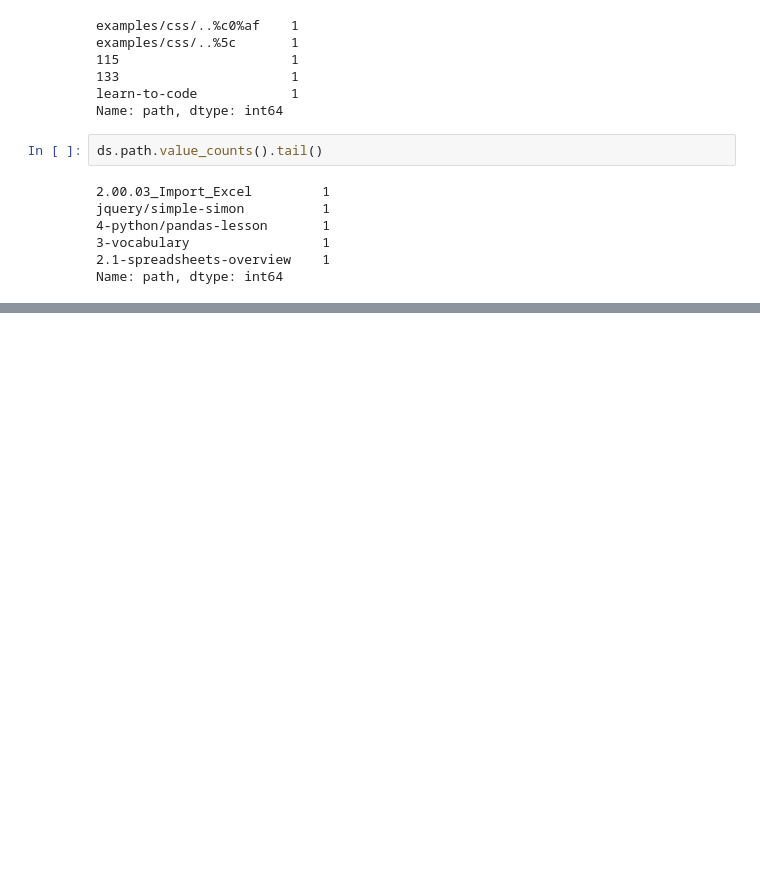
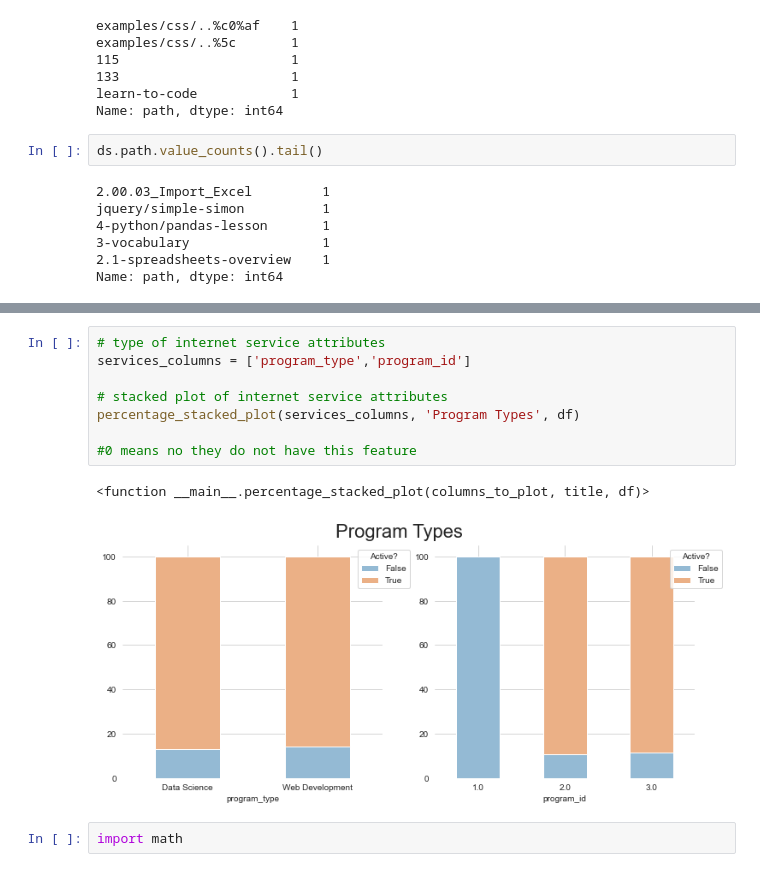
Before and after one commit to miller-cerna-laskowski-morris-eyring/anomaly-group-project, a Jupyter notebook: ray_eda.ipynb, the cells around one changed output, grey strips where cells are left out. Drawn from its saved outputs; the diff is of its cells as text; blank space fills up the shorter version.

```diff
--- a/ray_eda.ipynb
+++ b/ray_eda.ipynb
@@ -360,0 +431,13 @@ Name: path, dtype: int64
+# %%
+# type of internet service attributes
+services_columns = ['program_type','program_id']
+
+# stacked plot of internet service attributes
+percentage_stacked_plot(services_columns, 'Program Types', df)
+
+#0 means no they do not have this feature
+# %% [output]
+<function __main__.percentage_stacked_plot(columns_to_plot, title, df)>
+[figure, added]
+# %%
+import math
```
Also changed, not shown: parts of 10 cells of this notebook.
